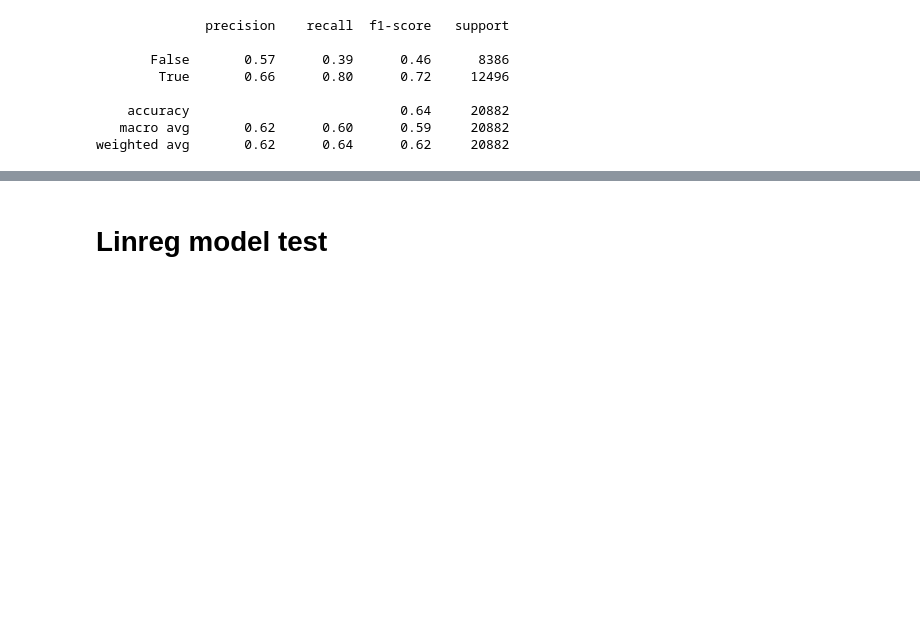
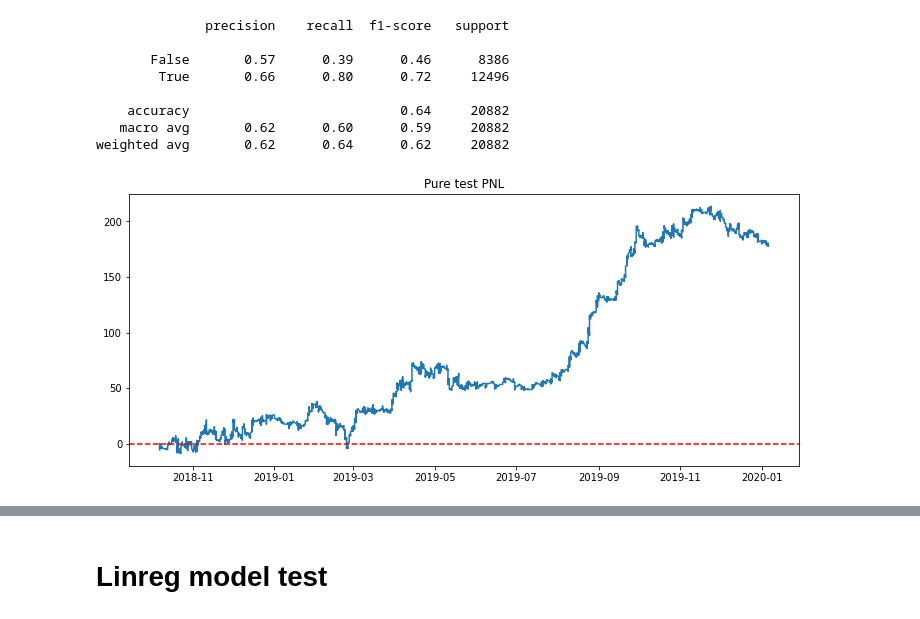
Before and after one commit to nestrading100kg/bets, a Jupyter notebook: notebooks/odds.ipynb, the cells around one changed output, grey strips where cells are left out. Drawn from its saved outputs; the diff is of its cells as text; code cells hidden in the pictures; blank space fills up the shorter version.

```diff
--- a/notebooks/odds.ipynb
+++ b/notebooks/odds.ipynb
@@ -553,0 +511,9 @@ stats["voi"] = stats.apply(lambda x : over_income(x), axis=1)
+# %%
+new_regs = relearn_regs(pd.concat([X_train, X_val]), pd.concat([y_train, y_val]))
+# %%
+stats_test = y_test.copy()
+
+stats_test["pred_home"] = new_regs[0].predict(X_test)
+stats_test["pred_away"] = new_regs[1].predict(X_test)
+
+stats_test = stats_test[stats_test.f1_open > -1]
@@ -553,0 +530,2 @@ stats["voi"] = stats.apply(lambda x : over_income(x), axis=1)
+# %%
+hyperparams = get_hyperparams()
@@ -582,0 +613,12 @@ weighted avg       0.62      0.64      0.62     20882
+# %%
+total_pnl_set = False
+
+for pnl, name in plan:
+    maxfiltration = hyperparams[name]["maxfiltration"]
+
+    if maxfiltration > -1.0:
+        if total_pnl_set == False:
+            total_pnl = pnl(stats_test, maxfiltration)
+            total_pnl_set = True
+        else:
+            total_pnl += pnl(stats_test, maxfiltration)
@@ -582,0 +627,12 @@ weighted avg       0.62      0.64      0.62     20882
+# %%
+plt.figure(figsize=(12, 5))
+
+plt.title("Pure test PNL")
+
+plt.plot(pd.to_datetime(stats.date), total_pnl.cumsum())
+
+plt.axhline(0.0, c="r", linestyle="--")
+
+plt.show()
+# %% [output]
+[figure, added]
```
Also changed, not shown: parts of 79 cells of this notebook, 2 other files.
